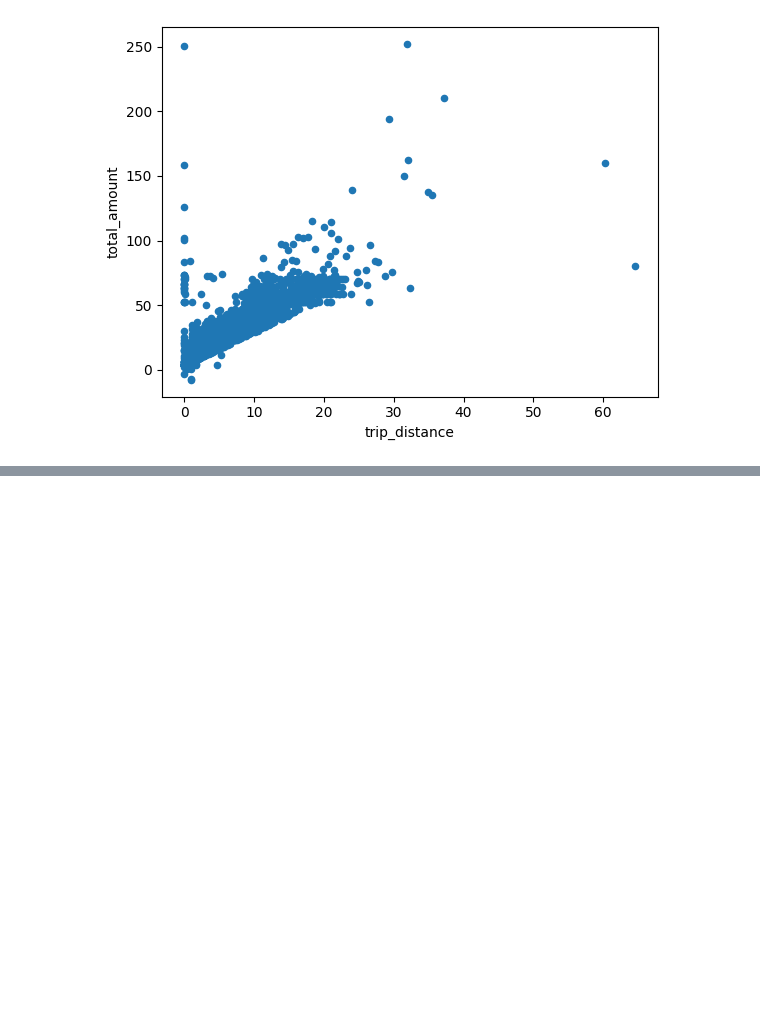
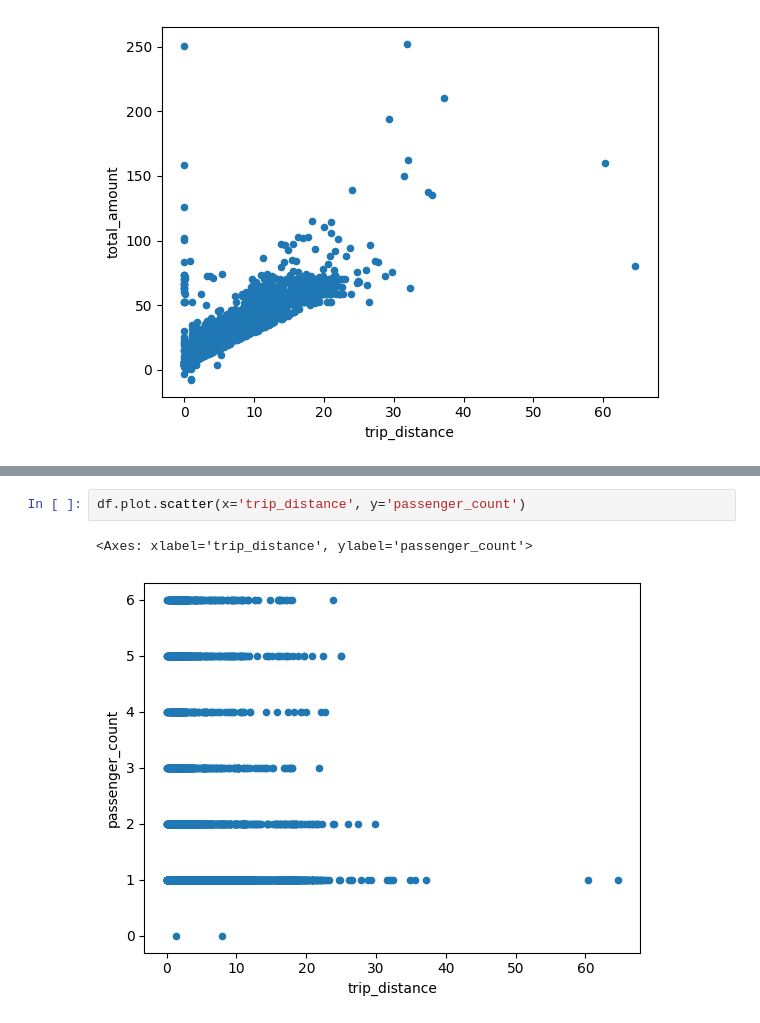
Before and after one commit to reuven/2025-08August-06-jupyter, a Jupyter notebook: IIBA - 2025-08August-06-jupyter.ipynb, the cells around one changed output, grey strips where cells are left out. Saved outputs shown, nothing was run; the diff lists cells and outputs as text; blank space fills up the shorter version.

```diff
--- a/IIBA - 2025-08August-06-jupyter.ipynb
+++ b/IIBA - 2025-08August-06-jupyter.ipynb
@@ -376,0 +393,5 @@ df.plot.scatter(x='trip_distance', y='total_amount')
+# %%
+df.plot.scatter(x='trip_distance', y='passenger_count')
+# %% [output]
+<Axes: xlabel='trip_distance', ylabel='passenger_count'>
+[figure, added]
```
Also changed, not shown: parts of 4 cells of this notebook.
